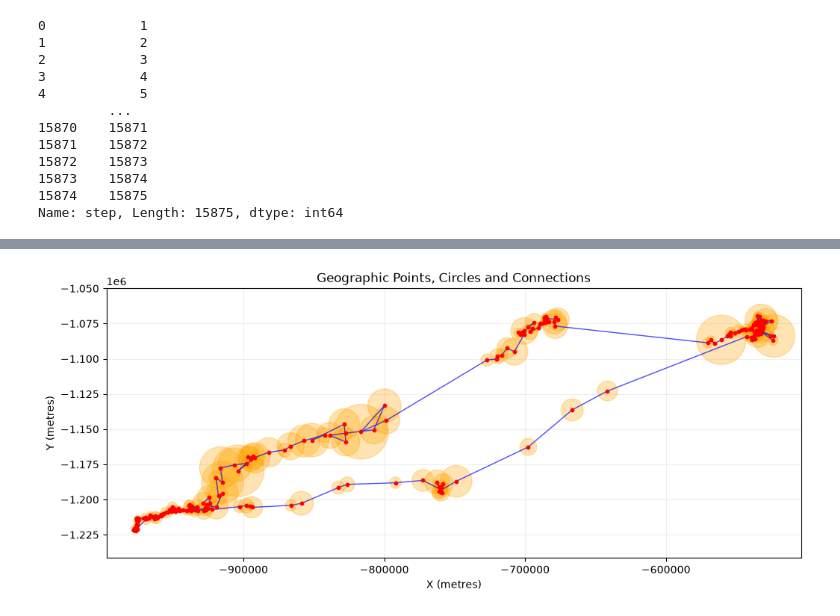
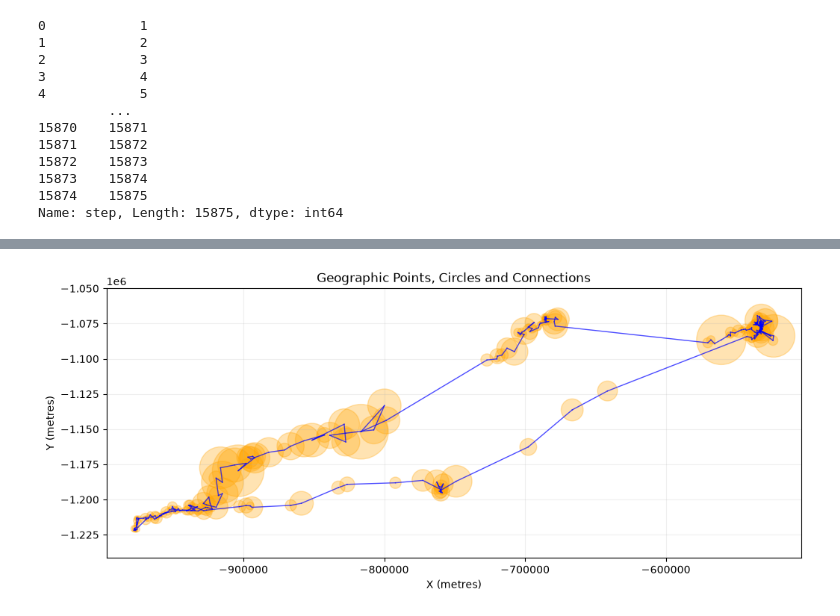
Before and after one commit to klehtma/DataSciProject, a Jupyter notebook: Distance.ipynb, the cells around one changed output, grey strips where cells are left out. Saved outputs shown, nothing was run; the diff lists cells and outputs as text; code cells hidden in the pictures.

```diff
--- a/Distance.ipynb
+++ b/Distance.ipynb
@@ -75,62 +33,57 @@ import random
 # 1. Select unique geographic locations
 sub_data = data.drop_duplicates(subset=["latitude", "longitude"]).head(600)
 
-# 2. Extract columns
 latitude = sub_data["latitude"]
 longitude = sub_data["longitude"]
 outer_radius = sub_data["outer_radius"]
 
-# 3. Transform coordinates from EPSG:4326 to EPSG:5514
-transformer = Transformer.from_crs(
-    "EPSG:4326",
-    "EPSG:5514",
-    always_xy=True
-)
+transformer = Transformer.from_crs("EPSG:4326", "EPSG:5514", always_xy=True)
 
-x_vals, y_vals = transformer.transform(
-    longitude.to_numpy(),
-    latitude.to_numpy()
-)
+x_vals, y_vals = transformer.transform(longitude.to_numpy(), latitude.to_numpy())
 
 # 4. Create figure
 fig, ax = plt.subplots(figsize=(12, 10))
 
 # 5. Draw circles around all points
-for i in range(len(sub_data)):
+for i in range(len(sub_data)-1):
 
-    x = x_vals[i]
-    y = y_vals[i]
-    r = outer_radius.iloc[i]
+    x, y, r = x_vals[i], y_vals[i], outer_radius.iloc[i]
+
+    x_next, y_next, r_next = x_vals[i+1], y_vals[i+1], outer_radius.iloc[i+1]
 
     circle = plt.Circle(
         (x, y),
         radius=r,
         facecolor="orange",
         alpha=0.3,
         edgecolor="orange"
     )
 
     ax.add_patch(circle)
 
-# 6. Connect consecutive points
-ax.plot(x_vals, y_vals, color="blue", linewidth=1, alpha=0.7, zorder=2)
+    ax.plot(
+        [x, x_next],
+        [y, y_next],
+        color="blue",
+        linewidth=1,
+        alpha=0.7,
+        zorder=2
+    )
 
-# 7. Draw point locations
-ax.scatter(x_vals, y_vals, color="red", s=10, zorder=3)
 
 # 8. Configure plot boundaries
 max_radius = outer_radius.max()
 
 ax.set_xlim(min(x_vals) - max_radius, max(x_vals) + max_radius)
 
 ax.set_ylim(min(y_vals) - max_radius, max(y_vals) + max_radius)
 
 ax.set_aspect("equal")
 ax.set_xlabel("X (metres)")
 ax.set_ylabel("Y (metres)")
 ax.set_title("Geographic Points, Circles and Connections")
 ax.grid(alpha=0.2)
 
 plt.show()
 # %% [output]
-[figure, old version]
+[figure, new version]
```
Also changed, not shown: parts of 4 cells of this notebook.
